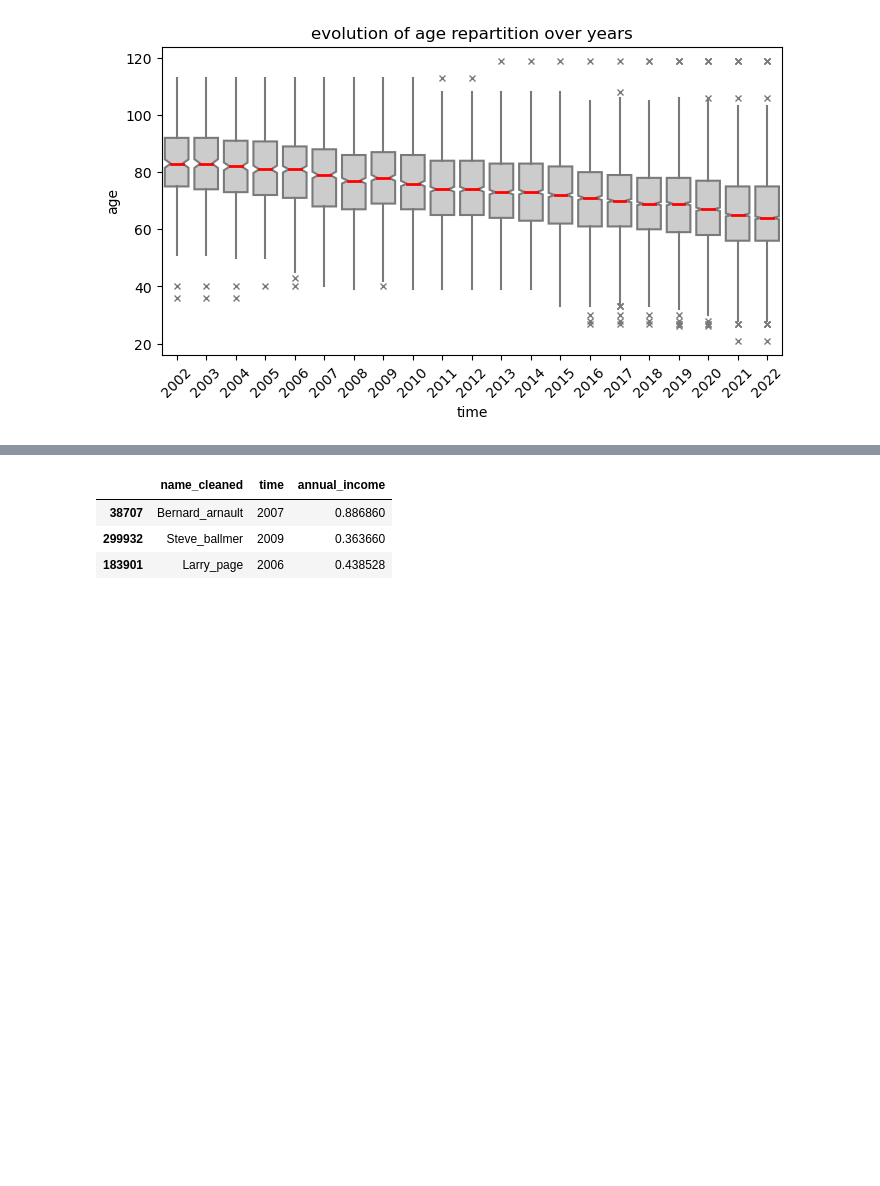
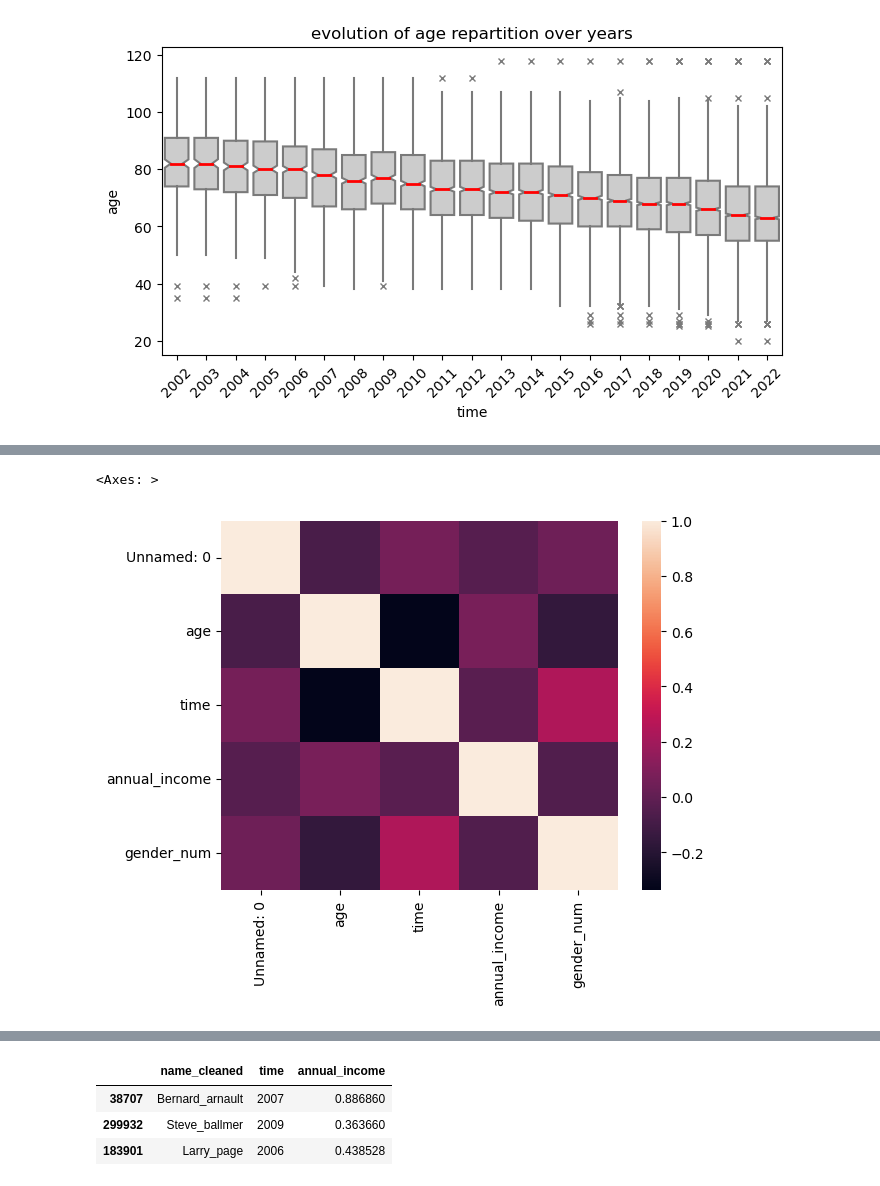
Before and after one commit to BrunetAlexis/Brief_2_Simplon, a Jupyter notebook: Simplon_Brief_Remi.ipynb, the cells around one changed output, grey strips where cells are left out. Saved outputs shown, nothing was run; the diff lists cells and outputs as text; code cells hidden in the pictures; blank space fills up the shorter version.

```diff
--- a/Simplon_Brief_Remi.ipynb
+++ b/Simplon_Brief_Remi.ipynb
@@ -144,0 +215,5 @@ plt.show()
+# %%
+display(data.gender.isnull().value_counts())
+display(data.gender.value_counts())
+# make gender data a numeric
+data['gender_num'] = data.gender.apply(lambda x: 0 if x == 'M' else 1 if x == 'F' else 2 )
@@ -144,0 +247,5 @@ plt.show()
+# %%
+sns.heatmap(data.corr())
+# %% [output]
+<Axes: >
+[figure, added]
```
Also changed, not shown: parts of 19 cells of this notebook.
